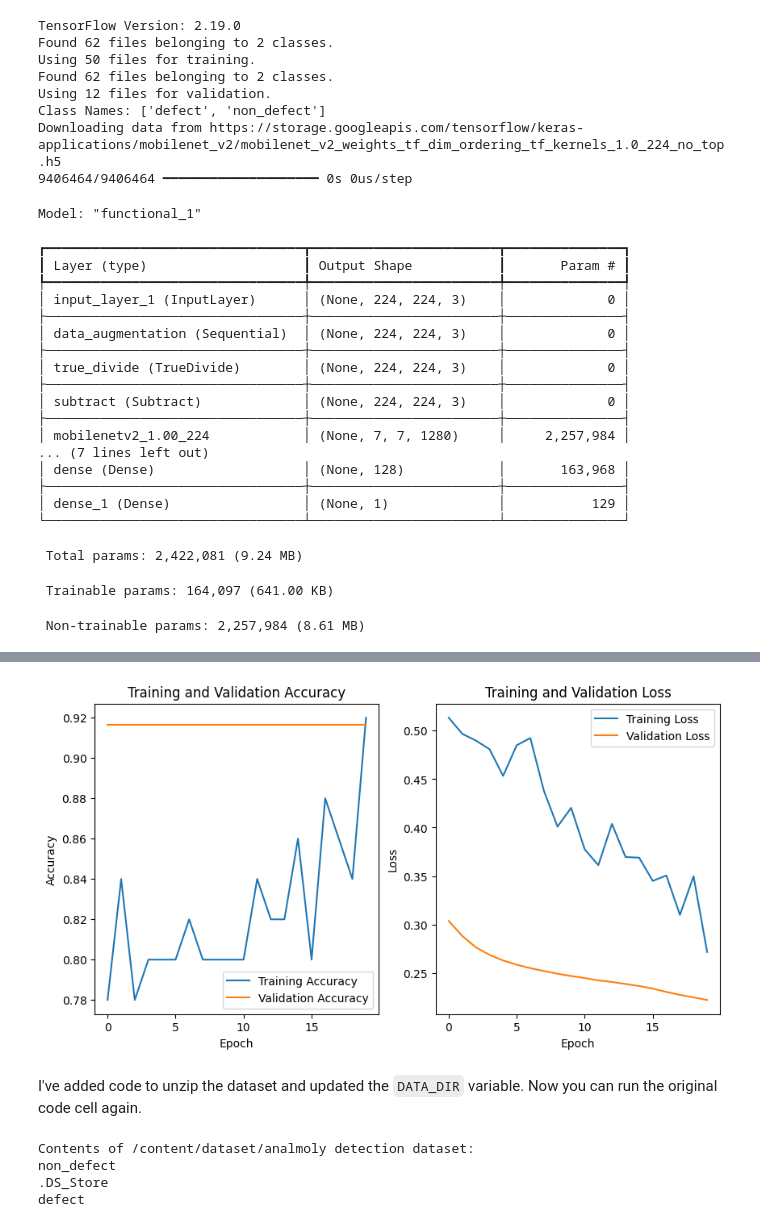
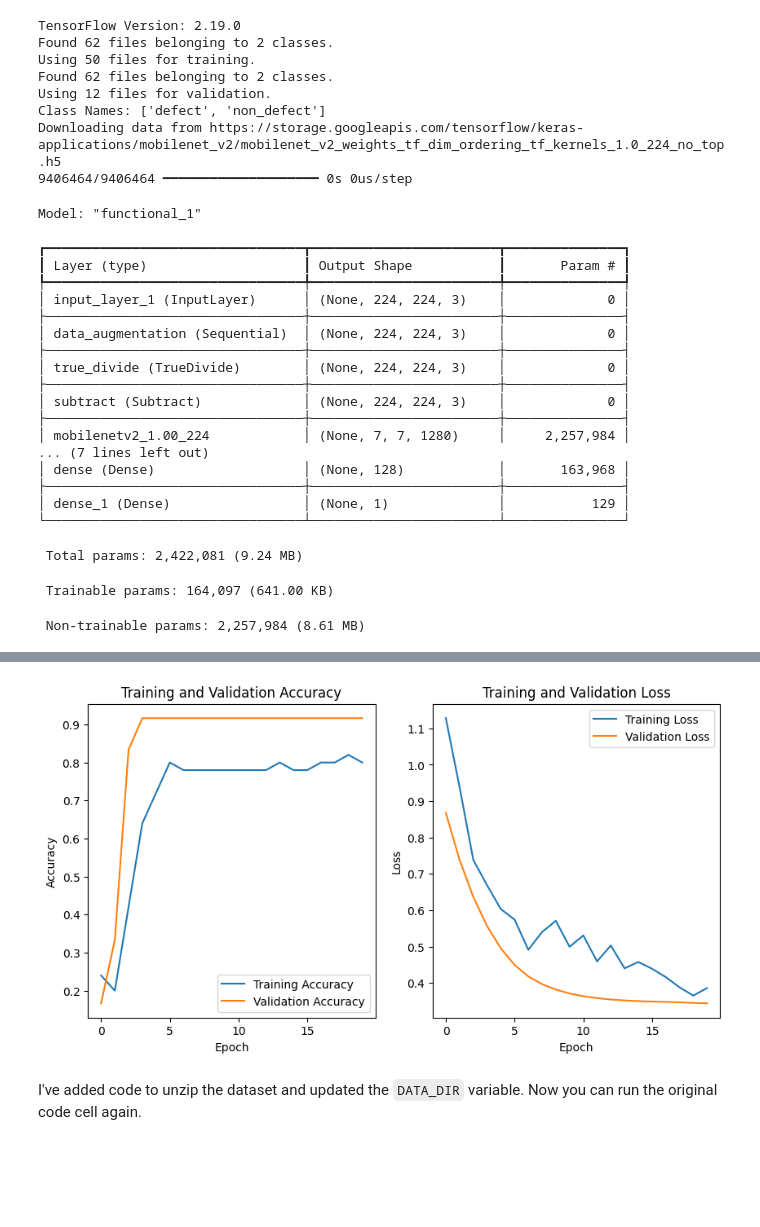
Before and after one commit to devyadav11/ML_tryouts, a Jupyter notebook: anomaly__detaction.ipynb, the cells around one changed output, grey strips where cells are left out. Cells and saved outputs as stored; diff of their text form; code cells hidden in the pictures; blank space fills up the shorter version.

```diff
--- a/anomaly__detaction.ipynb
+++ b/anomaly__detaction.ipynb
@@ -17,6 +17,7 @@ from tensorflow.keras.models import Sequential
 import matplotlib.pyplot as plt
 import numpy as np
 import os
+import zipfile # Added import for zipfile
 
 print("TensorFlow Version:", tf.__version__)
 
@@ -33,6 +34,19 @@ print("TensorFlow Version:", tf.__version__)
 # ---------------------------------
 # 2. DATA LOADING AND PREPROCESSING
 # ---------------------------------
+
+# Extract the dataset from the zip file
+zip_path = "/content/analmoly detection dataset-20250819T072424Z-1-001.zip"
+extract_path = "/content/analmoly detection dataset" # Define extraction path
+
+if not os.path.exists(extract_path):
+    with zipfile.ZipFile(zip_path, 'r') as zip_ref:
+        zip_ref.extractall("/content/")
+
+DATA_DIR = extract_path  # adjust path if needed
+
+
+
 BATCH_SIZE = 32
 IMG_HEIGHT = 224
 IMG_WIDTH = 224
@@ -233,3 +247,3 @@ Epoch 20/20
 
 ✅ Final model saved as 'best_model.keras'
-[figure, old version]
+[figure, new version]
@@ -242,18 +250,2 @@ DATA_DIR = '/content/dataset/analmoly detection dataset'
 # %% [markdown]
 I've added code to unzip the dataset and updated the `DATA_DIR` variable. Now you can run the original code cell again.
-# %%
-import os
-
-# List the contents of the directory pointed to by DATA_DIR
-data_dir_path = DATA_DIR
-if os.path.exists(data_dir_path):
-    print(f"Contents of {data_dir_path}:")
-    for item in os.listdir(data_dir_path):
-        print(item)
-else:
-    print(f"Directory not found: {data_dir_path}")
-# %% [output]
-Contents of /content/dataset/analmoly detection dataset:
-non_defect
-.DS_Store
-defect
```
Also changed, not shown: parts of 11 cells of this notebook.
